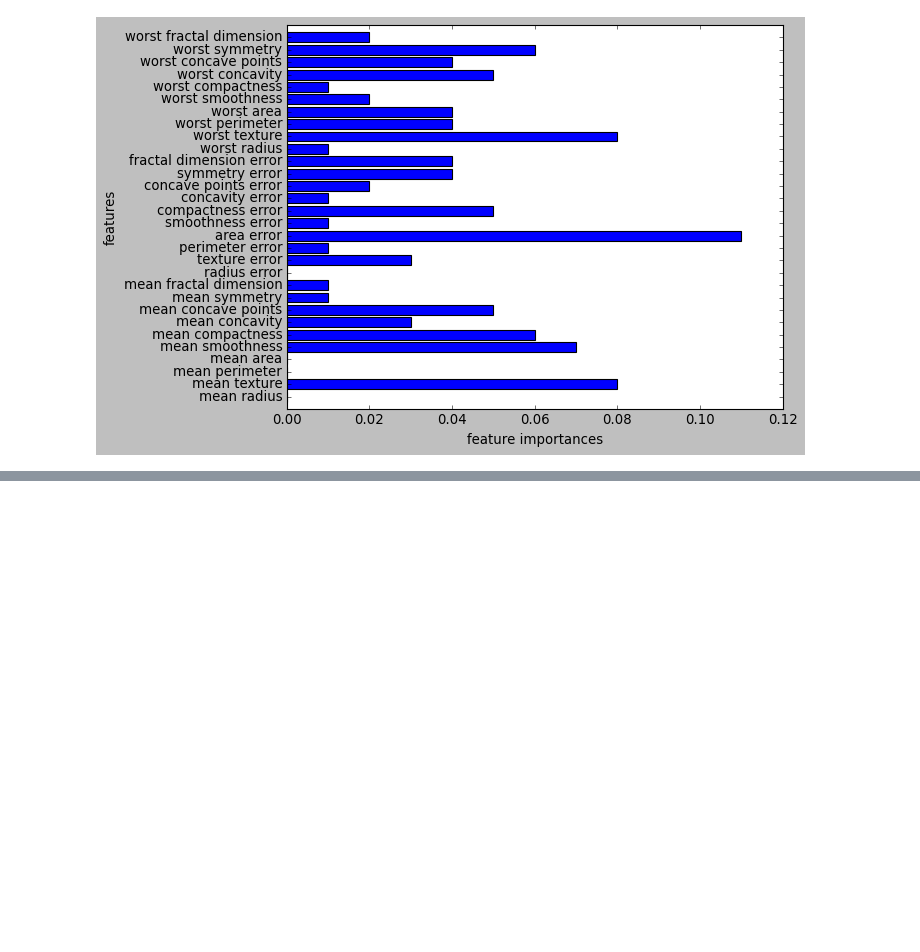
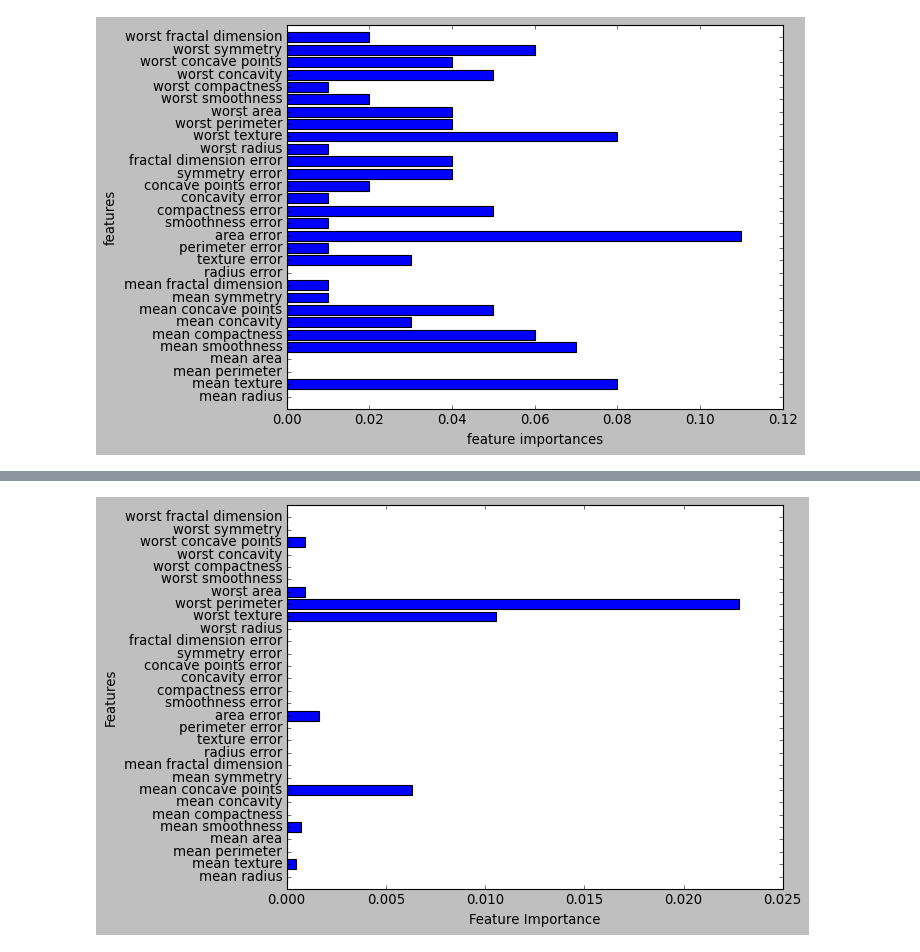
Before and after one commit to Hosung-Ahn/IntroducingML, a Jupyter notebook: Chpter2-supervised_learning/Decision Tree.ipynb, the cells around one changed output, grey strips where cells are left out. Cells and saved outputs as stored; diff of their text form; code cells hidden in the pictures; blank space fills up the shorter version.

```diff
--- a/Chpter2-supervised_learning/Decision Tree.ipynb
+++ b/Chpter2-supervised_learning/Decision Tree.ipynb
@@ -359,0 +384,17 @@ plot_feature_importances_cancer(ada)
+# %%
+# HistGradientBoostingClassifier 에서 feature_importances_ 를 제공하지 않지만
+# sklearn 의 permutation_importance를 사용하여 중요도를 계산할 수 있다.
+
+# 그레이디언트 부스트와 유사하게 일부 특성에 크게 의존하고 있다.
+from sklearn.inspection import permutation_importance
+
+results = permutation_importance(hgb, Xc_train, yc_train, n_repeats=10, random_state = 42, n_jobs = -1)
+n_features = cancer.data.shape[1]
+plt.barh(range(n_features), results.importances_mean)
+plt.yticks(np.arange(n_features), cancer.feature_names)
+plt.ylim(-1, n_features)
+plt.xlabel("Feature Importance")
+plt.ylabel("Features")
+plt.show()
+# %% [output]
+[figure, added]
```
Also changed, not shown: parts of 4 cells of this notebook.
